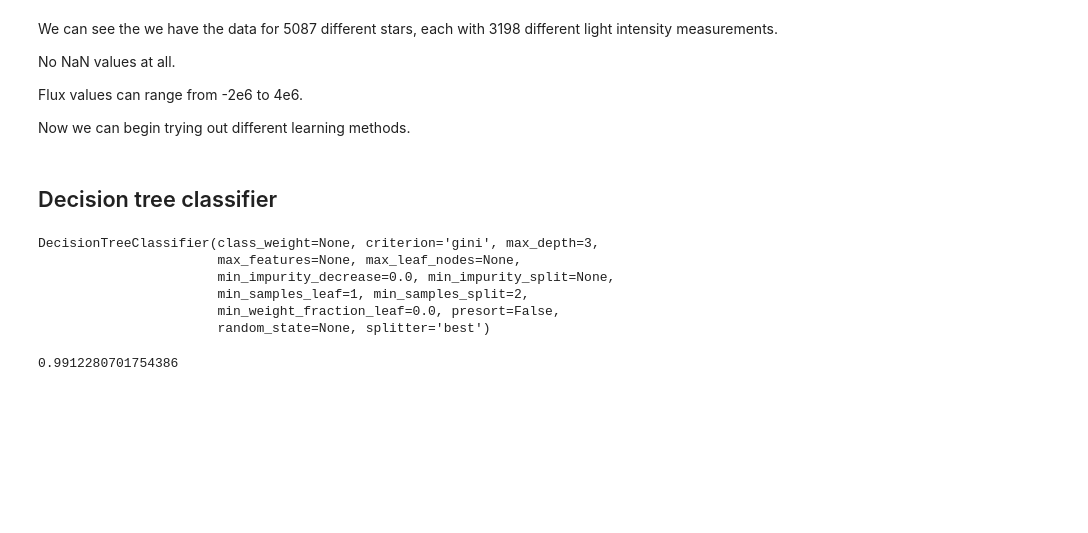
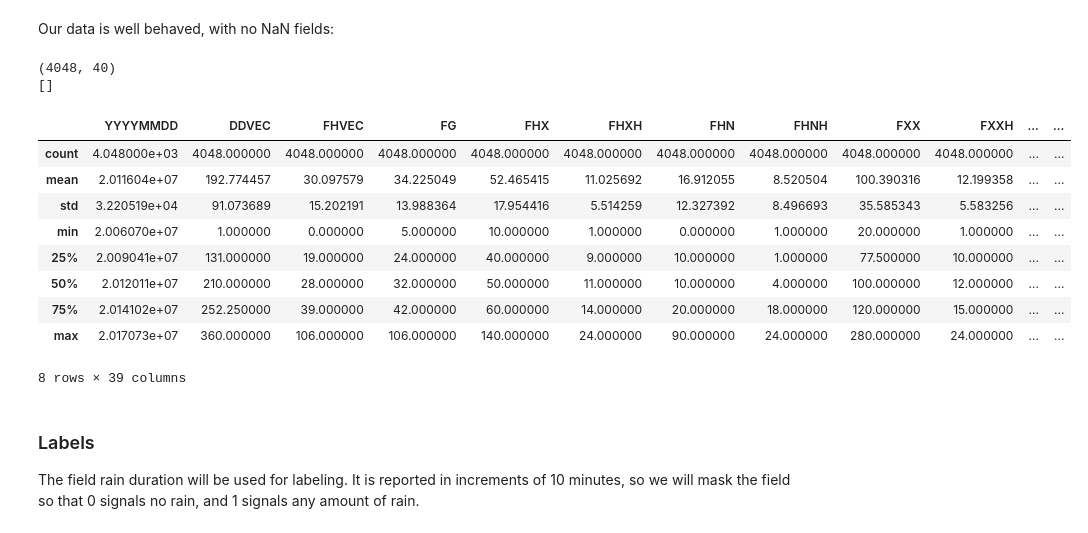
Before and after one commit to jeosadn/patrones, a Jupyter notebook: inv2/Inv-Corta-2.ipynb, the cells around one changed output. Saved outputs shown, nothing was run; the diff lists cells and outputs as text; code cells hidden in the pictures; blank space fills up the shorter version.

```diff
--- a/inv2/Inv-Corta-2.ipynb
+++ b/inv2/Inv-Corta-2.ipynb
@@ -10,12 +12,7 @@ First, we will import our main libraries. The dataset is already split in traini
 import pandas as pd
 import numpy as np
 from subprocess import call
+from IPython.display import Image
 
-call(['tar', 'xf', 'kepler-labelled-time-series-data.tar.gz'])
-with open('./kepler-labelled-time-series-data/exoTrain.csv', 'r') as file_handle:
-    df_train = pd.read_csv(file_handle)
-
-with open('./kepler-labelled-time-series-data/exoTest.csv', 'r') as file_handle:
-    df_test = pd.read_csv(file_handle)
-
-call(['rm', '-rf', 'kepler-labelled-time-series-data/'])
+with open('./input.csv', 'r') as file_handle:
+    df = pd.read_csv(file_handle)
@@ -24,11 +18,0 @@ call(['rm', '-rf', 'kepler-labelled-time-series-data/'])
-# %%
-exoplanets = df_train.loc[df_train['LABEL'] == 2]
-noexoplanets = df_train.loc[df_train['LABEL'] == 1].sample(n=len(exoplanets)*10)
-print(len(exoplanets))
-print(len(noexoplanets))
-
-#newdf = pd.DataFrame(exoplanets)
-#newdf.shape()
-newdf = pd.DataFrame(['a', '1'])
-data = [('p1', 't1'), ('p2', 't2'), ('p2', 't2'), ('p2', 't2'), ('p2', 't2')]
-df = pd.DataFrame(data)
@@ -68,35 +19,23 @@ max    205050.000000  206884.500000  211488.500000
-# %% [markdown]
-We can see the we have the data for 5087 different stars, each with 3198 different light intensity measurements.
-
-No NaN values at all.
-
-Flux values can range from -2e6 to 4e6.
-
-Now we can begin trying out different learning methods.
-# %% [markdown]
-## Decision tree classifier
-# %%
-from sklearn.tree import DecisionTreeClassifier
-
-dtc_x_train = df_train.loc[:, df_train.columns != 'LABEL'].copy()
-dtc_y_train = df_train.loc[:, 'LABEL']
-
-dtc = DecisionTreeClassifier(max_depth = 3)
-dtc.fit(dtc_x_train, dtc_y_train)
-# %% [output]
-DecisionTreeClassifier(class_weight=None, criterion='gini', max_depth=3,
-                       max_features=None, max_leaf_nodes=None,
-                       min_impurity_decrease=0.0, min_impurity_split=None,
-                       min_samples_leaf=1, min_samples_split=2,
-                       min_weight_fraction_leaf=0.0, presort=False,
-                       random_state=None, splitter='best')
-# %%
-from sklearn.metrics import accuracy_score
-
-dtc_x_test = df_test.loc[:, df_test.columns != 'LABEL']
-dtc_y_test = df_test.loc[:, 'LABEL']
-
-dtc_y_pred = dtc.predict(dtc_x_test)
-accuracy_score(dtc_y_test, dtc_y_pred)
-# %% [output]
-0.9912280701754386
+# %% [markdown]
+Our data is well behaved, with no NaN fields:
+# %%
+print(df.shape)
+print(df.columns[df.isna().any()].tolist())
+df.describe()
+# %% [output]
+(4048, 40)
+[]
+|  | YYYYMMDD | DDVEC | FHVEC | FG | FHX | FHXH | FHN | FHNH | FXX | FXXH | ... | ... |
+| count | 4.048000e+03 | 4048.000000 | 4048.000000 | 4048.000000 | 4048.000000 | 4048.000000 | 4048.000000 | 4048.000000 | 4048.000000 | 4048.000000 | ... | ... |
+| mean | 2.011604e+07 | 192.774457 | 30.097579 | 34.225049 | 52.465415 | 11.025692 | 16.912055 | 8.520504 | 100.390316 | 12.199358 | ... | ... |
+| std | 3.220519e+04 | 91.073689 | 15.202191 | 13.988364 | 17.954416 | 5.514259 | 12.327392 | 8.496693 | 35.585343 | 5.583256 | ... | ... |
+| min | 2.006070e+07 | 1.000000 | 0.000000 | 5.000000 | 10.000000 | 1.000000 | 0.000000 | 1.000000 | 20.000000 | 1.000000 | ... | ... |
+| 25% | 2.009041e+07 | 131.000000 | 19.000000 | 24.000000 | 40.000000 | 9.000000 | 10.000000 | 1.000000 | 77.500000 | 10.000000 | ... | ... |
+| 50% | 2.012011e+07 | 210.000000 | 28.000000 | 32.000000 | 50.000000 | 11.000000 | 10.000000 | 4.000000 | 100.000000 | 12.000000 | ... | ... |
+| 75% | 2.014102e+07 | 252.250000 | 39.000000 | 42.000000 | 60.000000 | 14.000000 | 20.000000 | 18.000000 | 120.000000 | 15.000000 | ... | ... |
+| max | 2.017073e+07 | 360.000000 | 106.000000 | 106.000000 | 140.000000 | 24.000000 | 90.000000 | 24.000000 | 280.000000 | 24.000000 | ... | ... |
+8 rows × 39 columns
+# %% [markdown]
+### Labels
+
+The field rain duration will be used for labeling. It is reported in increments of 10 minutes, so we will mask the field so that 0 signals no rain, and 1 signals any amount of rain.
```
Also changed, not shown: parts of 29 cells of this notebook, 2 other files.
